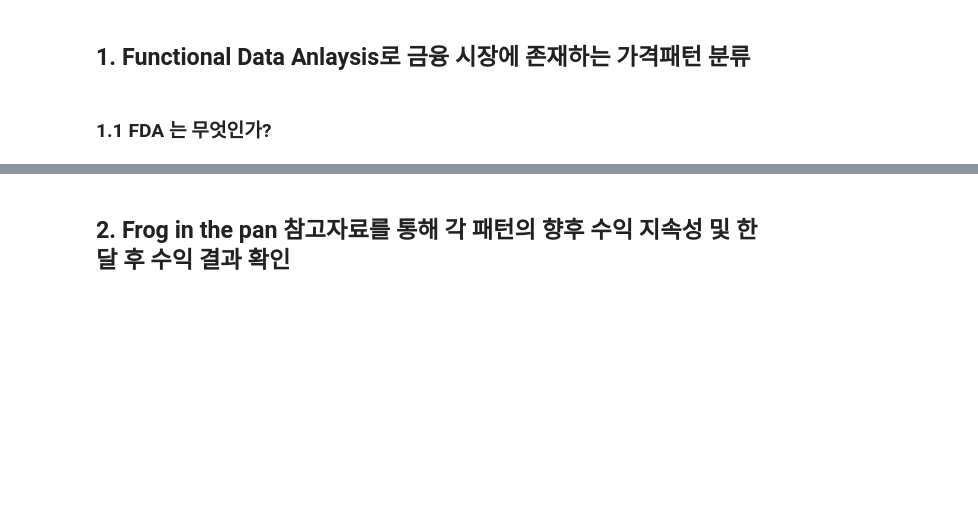
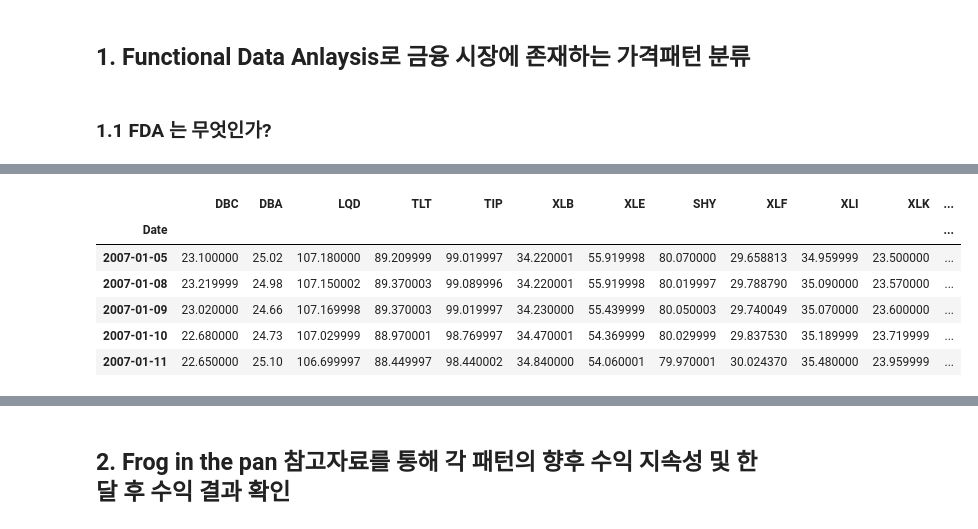
Before and after one commit to wildpieces/price_pattern_analysis_fda, a Jupyter notebook: 01_functional_data_analysis_for_stock_price.ipynb, the cells around one changed output, grey strips where cells are left out. Saved outputs shown, nothing was run; the diff lists cells and outputs as text; code cells hidden in the pictures; blank space fills up the shorter version.

```diff
--- a/01_functional_data_analysis_for_stock_price.ipynb
+++ b/01_functional_data_analysis_for_stock_price.ipynb
@@ -54,0 +38,15 @@ dict_keys(['DBC', 'DBA', 'LQD', 'TLT', 'TIP', 'XLB', 'XLE', 'SHY', 'XLF', 'XLI',
+# %%
+# Merge time series data frame
+etf_price_df = pd.concat(price_all, axis=1, keys=tickers, join="outer")
+filna_df = etf_price_df.fillna(method="ffill")
+dropna_df = filna_df.dropna()
+raw_price = dropna_df #dropna_df: original data
+raw_price.head()
+# %% [output]
+|  | DBC | DBA | LQD | TLT | TIP | XLB | XLE | SHY | XLF | XLI | XLK | ... |
+| Date |  |  |  |  |  |  |  |  |  |  |  | ... |
+| 2007-01-05 | 23.100000 | 25.02 | 107.180000 | 89.209999 | 99.019997 | 34.220001 | 55.919998 | 80.070000 | 29.658813 | 34.959999 | 23.500000 | ... |
+| 2007-01-08 | 23.219999 | 24.98 | 107.150002 | 89.370003 | 99.089996 | 34.220001 | 55.919998 | 80.019997 | 29.788790 | 35.090000 | 23.570000 | ... |
+| 2007-01-09 | 23.020000 | 24.66 | 107.169998 | 89.370003 | 99.019997 | 34.230000 | 55.439999 | 80.050003 | 29.740049 | 35.070000 | 23.600000 | ... |
+| 2007-01-10 | 22.680000 | 24.73 | 107.029999 | 88.970001 | 98.769997 | 34.470001 | 54.369999 | 80.029999 | 29.837530 | 35.189999 | 23.719999 | ... |
+| 2007-01-11 | 22.650000 | 25.10 | 106.699997 | 88.449997 | 98.440002 | 34.840000 | 54.060001 | 79.970001 | 30.024370 | 35.480000 | 23.959999 | ... |
```
Also changed, not shown: parts of 10 cells of this notebook.
